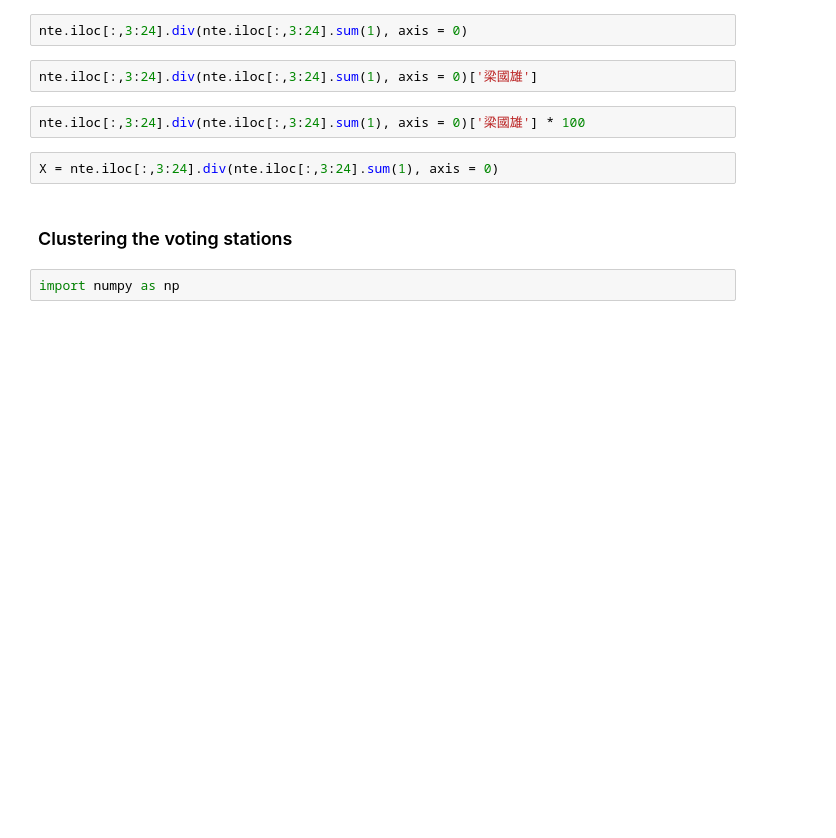
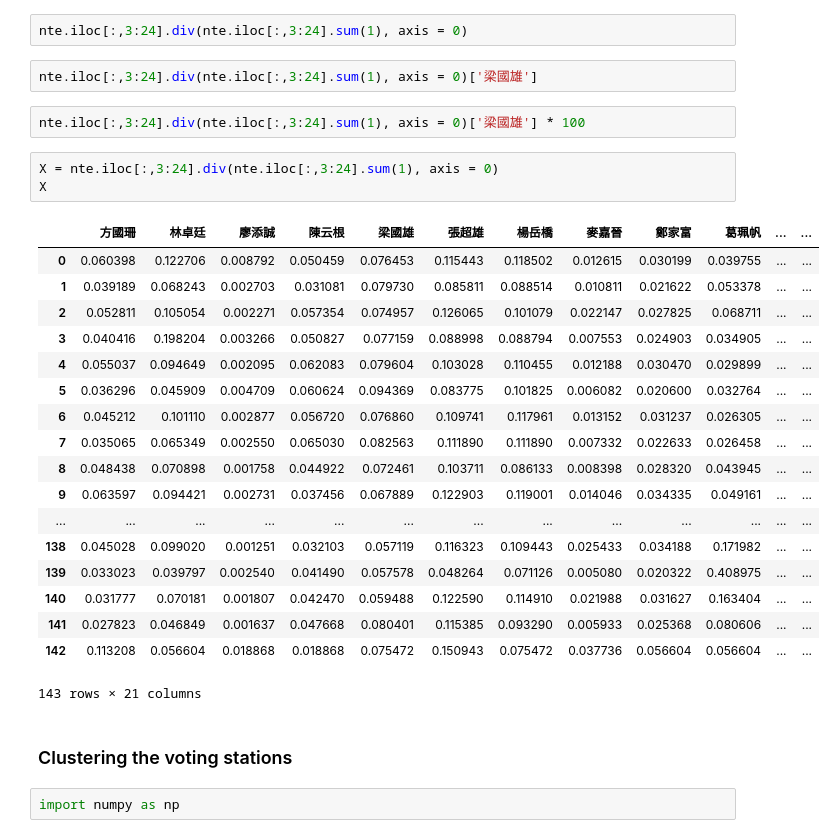
Before and after one commit to chainsawriot/pycon2016hk_sklearn, a Jupyter notebook: Pandas_unsuper_textbook.ipynb, the cells around one changed output. Drawn from its saved outputs; the diff is of its cells as text; blank space fills up the shorter version.

```diff
--- a/Pandas_unsuper_textbook.ipynb
+++ b/Pandas_unsuper_textbook.ipynb
@@ -38,6 +93,26 @@ nte.iloc[:,3:24].div(nte.iloc[:,3:24].sum(1), axis = 0)['梁國雄']
 nte.iloc[:,3:24].div(nte.iloc[:,3:24].sum(1), axis = 0)['梁國雄'] * 100
 # %%
 X = nte.iloc[:,3:24].div(nte.iloc[:,3:24].sum(1), axis = 0)
+X
+# %% [output]
+|  | 方國珊 | 林卓廷 | 廖添誠 | 陳云根 | 梁國雄 | 張超雄 | 楊岳橋 | 麥嘉晉 | 鄭家富 | 葛珮帆 | ... | ... |
+| 0 | 0.060398 | 0.122706 | 0.008792 | 0.050459 | 0.076453 | 0.115443 | 0.118502 | 0.012615 | 0.030199 | 0.039755 | ... | ... |
+| 1 | 0.039189 | 0.068243 | 0.002703 | 0.031081 | 0.079730 | 0.085811 | 0.088514 | 0.010811 | 0.021622 | 0.053378 | ... | ... |
+| 2 | 0.052811 | 0.105054 | 0.002271 | 0.057354 | 0.074957 | 0.126065 | 0.101079 | 0.022147 | 0.027825 | 0.068711 | ... | ... |
+| 3 | 0.040416 | 0.198204 | 0.003266 | 0.050827 | 0.077159 | 0.088998 | 0.088794 | 0.007553 | 0.024903 | 0.034905 | ... | ... |
+| 4 | 0.055037 | 0.094649 | 0.002095 | 0.062083 | 0.079604 | 0.103028 | 0.110455 | 0.012188 | 0.030470 | 0.029899 | ... | ... |
+| 5 | 0.036296 | 0.045909 | 0.004709 | 0.060624 | 0.094369 | 0.083775 | 0.101825 | 0.006082 | 0.020600 | 0.032764 | ... | ... |
+| 6 | 0.045212 | 0.101110 | 0.002877 | 0.056720 | 0.076860 | 0.109741 | 0.117961 | 0.013152 | 0.031237 | 0.026305 | ... | ... |
+| 7 | 0.035065 | 0.065349 | 0.002550 | 0.065030 | 0.082563 | 0.111890 | 0.111890 | 0.007332 | 0.022633 | 0.026458 | ... | ... |
+| 8 | 0.048438 | 0.070898 | 0.001758 | 0.044922 | 0.072461 | 0.103711 | 0.086133 | 0.008398 | 0.028320 | 0.043945 | ... | ... |
+| 9 | 0.063597 | 0.094421 | 0.002731 | 0.037456 | 0.067889 | 0.122903 | 0.119001 | 0.014046 | 0.034335 | 0.049161 | ... | ... |
+| ... | ... | ... | ... | ... | ... | ... | ... | ... | ... | ... | ... | ... |
+| 138 | 0.045028 | 0.099020 | 0.001251 | 0.032103 | 0.057119 | 0.116323 | 0.109443 | 0.025433 | 0.034188 | 0.171982 | ... | ... |
+| 139 | 0.033023 | 0.039797 | 0.002540 | 0.041490 | 0.057578 | 0.048264 | 0.071126 | 0.005080 | 0.020322 | 0.408975 | ... | ... |
+| 140 | 0.031777 | 0.070181 | 0.001807 | 0.042470 | 0.059488 | 0.122590 | 0.114910 | 0.021988 | 0.031627 | 0.163404 | ... | ... |
+| 141 | 0.027823 | 0.046849 | 0.001637 | 0.047668 | 0.080401 | 0.115385 | 0.093290 | 0.005933 | 0.025368 | 0.080606 | ... | ... |
+| 142 | 0.113208 | 0.056604 | 0.018868 | 0.018868 | 0.075472 | 0.150943 | 0.075472 | 0.037736 | 0.056604 | 0.056604 | ... | ... |
+143 rows × 21 columns
 # %% [markdown]
 ### Clustering the voting stations
 # %%
```
Also changed, not shown: parts of 16 cells of this notebook, 3 other files.
